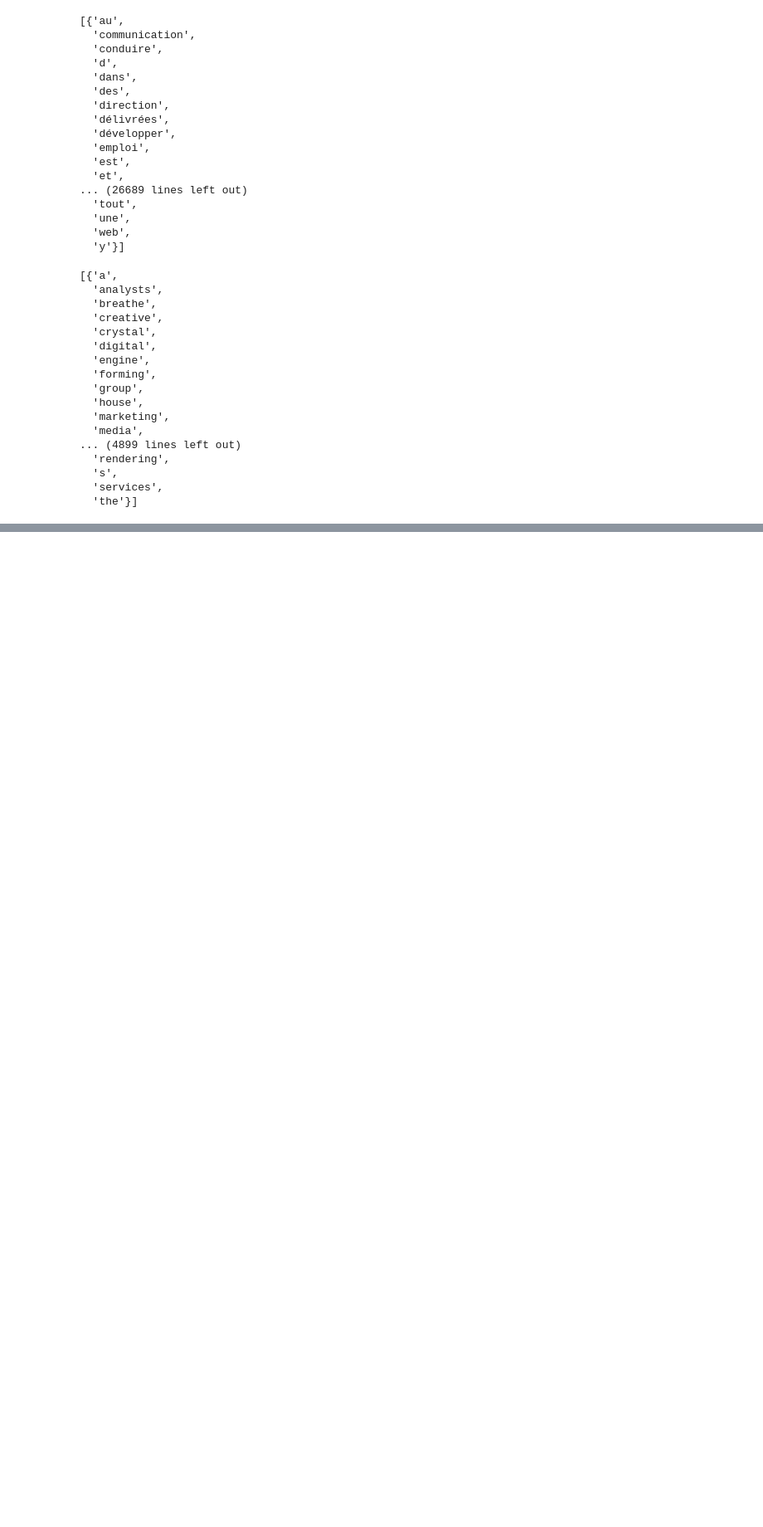
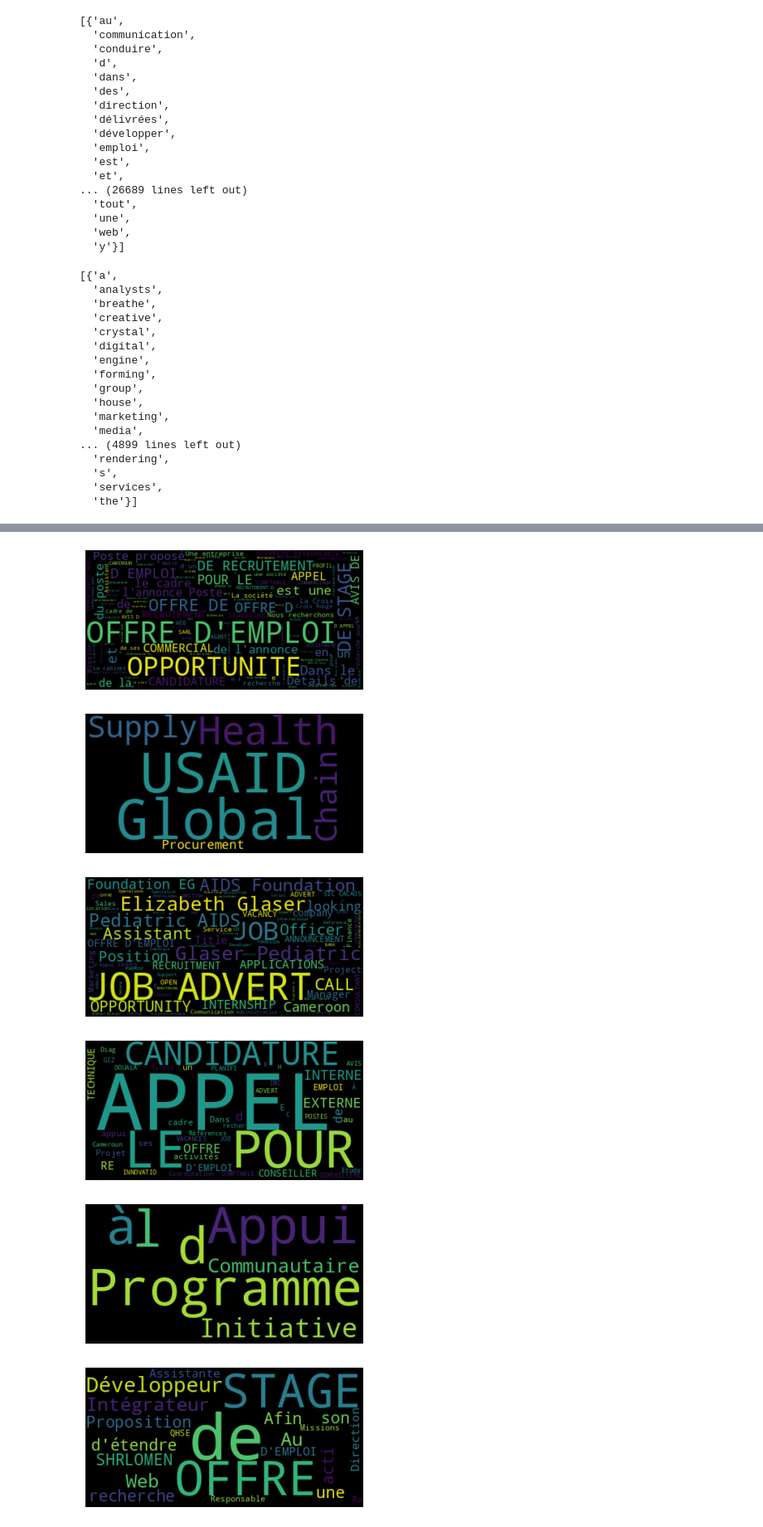
Before and after one commit to pamslover/pamellaPfe, a Jupyter notebook: embedding.ipynb, the cells around one changed output, grey strips where cells are left out. Shown at 83% size. Drawn from its saved outputs; the diff is of its cells as text; code cells hidden in the pictures; blank space fills up the shorter version.

```diff
--- a/embedding.ipynb
+++ b/embedding.ipynb
@@ -68,8 +74,10 @@ for i in range(num_of_jobs):
 doc_embeddings.shape
 # %% [output]
 (1225, 300)
+# %%
+number_of_clusters = floor(sqrt(num_of_jobs))
 # %% [markdown]
 # clustering
 # %%
-# k-means label assignement didn't work well
-clustering = SpectralClustering(assign_labels='discretize', random_state=42).fit(doc_embeddings)
+# k-means label assignment didn't work well
+clustering = SpectralClustering(assign_labels='discretize', random_state=42, n_neighbors=number_of_clusters).fit(doc_embeddings)
@@ -143,3 +159,17 @@ get_keyword_set_by_cluster_number(2)
   's',
   'services',
   'the'}]
+# %%
+def get_job_infos_by_cluster_number(number,  data, cluster):
+        return data[cluster.labels_ == number]
+
+def remove_unnecessary_word(text, liste_word):
+        text = text.lower()
+        for element in liste_word:
+                text = re.sub(element,"",text)
+        return text
+# %%
+for i in range(num_of_jobs):
+        print(f"cluster {i}:\n")
+        print(get_job_infos_by_cluster_number(i, samples_data, clustering))
+        print("\n")
@@ -145,0 +194,22 @@ get_keyword_set_by_cluster_number(2)
+# %%
+
+for i in range(number_of_clusters):
+        jobs_as_string = get_job_infos_by_cluster_number(i, samples_data, clustering)\
+        .to_string(index=True)
+        jobs_as_string = remove_unnecessary_word(jobs_as_string,[])
+        # Generate a word cloud image
+        wordcloud = WordCloud().generate(jobs_as_string)
+
+        # Display the generated image:
+        # the matplotlib way:
+
+        plt.imshow(wordcloud, interpolation='bilinear')
+        plt.axis("off")
+        plt.show()
+# %% [output]
+[figure, added]
+[figure, added]
+[figure, added]
+[figure, added]
+[figure, added]
+[figure, added]
```
Also changed, not shown: parts of 19 cells of this notebook, 2 other files.
